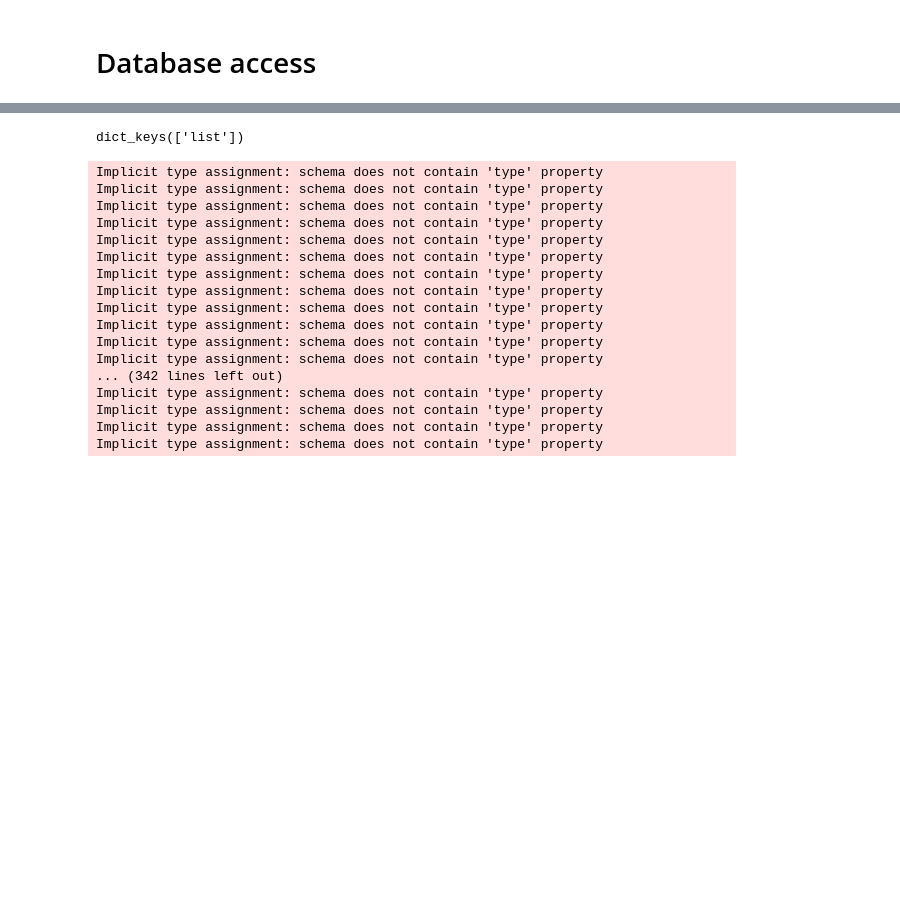
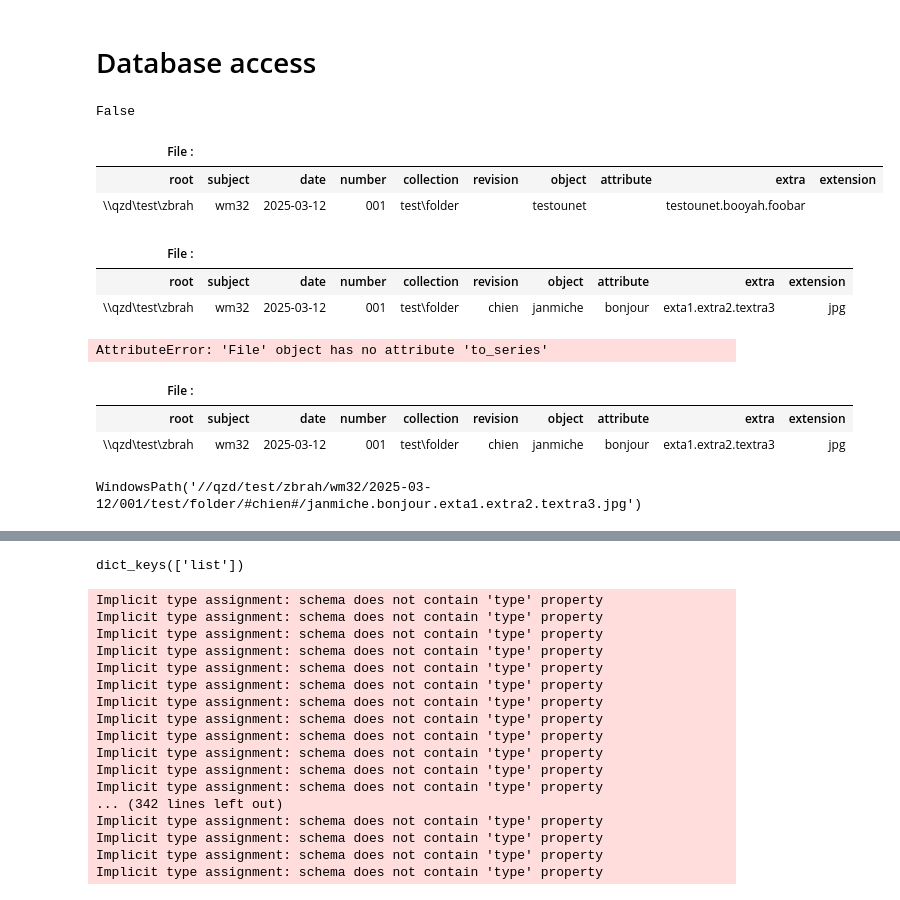
Before and after one commit to JostTim/alyx-local-connector, a Jupyter notebook: UsingONE.ipynb, the cells around one changed output, grey strips where cells are left out. Cells and saved outputs as stored; diff of their text form; code cells hidden in the pictures; blank space fills up the shorter version.

```diff
--- a/UsingONE.ipynb
+++ b/UsingONE.ipynb
@@ -4,0 +8,18 @@ from alyx_connector import Connector
+# %%
+file = File.from_parts(subject = "str")
+# %%
+file.has_session()
+# %% [output]
+False
+# %%
+file.object = "testounet"
+file.session_name = "wm32/2025-03-12/001"
+file.collection = "test/folder"
+file.extras = ["testounet", "booyah", "foobar"]
+file.root = "//qzd/test/zbrah"
+# %%
+file
+# %% [output]
+| File : |  |  |  |  |  |  |  |  |  |
+| root | subject | date | number | collection | revision | object | attribute | extra | extension |
+| \\qzd\test\zbrah | wm32 | 2025-03-12 | 001 | test\folder |  | testounet |  | testounet.booyah.foobar |  |
@@ -5,3 +28,24 @@ from alyx_connector import Connector
+# %%
+file.revision = "chien"
+file
+# %% [output]
+| File : |  |  |  |  |  |  |  |  |  |
+| root | subject | date | number | collection | revision | object | attribute | extra | extension |
+| \\qzd\test\zbrah | wm32 | 2025-03-12 | 001 | test\folder | chien | janmiche | bonjour | exta1.extra2.textra3 | jpg |
+# %%
+file.from
+# %% [output]
+AttributeError: 'File' object has no attribute 'to_series'
+# %%
+File.from_path(file.fullpath)
+# %% [output]
+| File : |  |  |  |  |  |  |  |  |  |
+| root | subject | date | number | collection | revision | object | attribute | extra | extension |
+| \\qzd\test\zbrah | wm32 | 2025-03-12 | 001 | test\folder | chien | janmiche | bonjour | exta1.extra2.textra3 | jpg |
+# %%
+file.fullpath
+# %% [output]
+WindowsPath('//qzd/test/zbrah/wm32/2025-03-12/001/test/folder/#chien#/janmiche.bonjour.exta1.extra2.textra3.jpg')
 # %%
 connector = Connector(url="127.0.0.1")
 # %%
```
Also changed, not shown: parts of 3 cells of this notebook, 3 other files.
